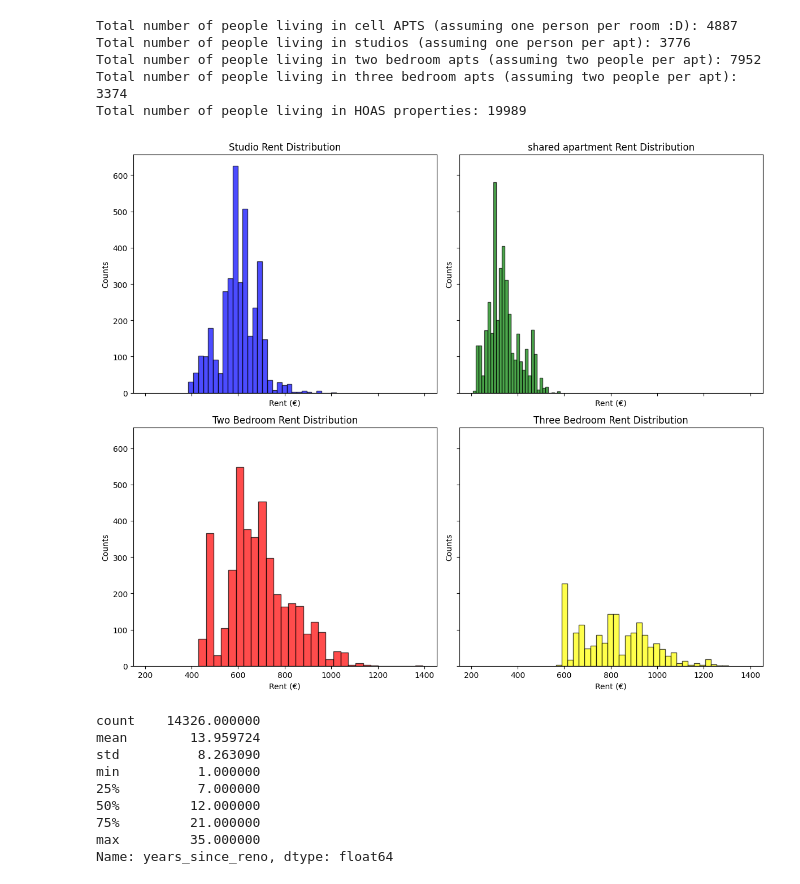
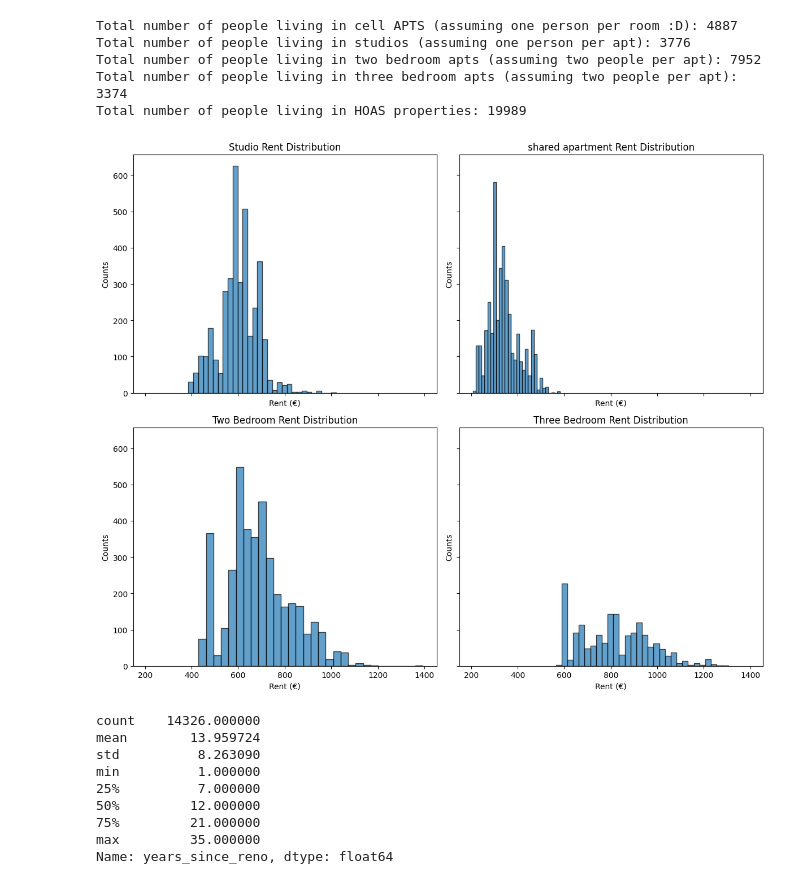
Before and after one commit to otsoha/HOAS-rent-data-analysis, a Jupyter notebook: data_analysis.ipynb, the cells around one changed output. Saved outputs shown, nothing was run; the diff lists cells and outputs as text; code cells hidden in the pictures.

```diff
--- a/data_analysis.ipynb
+++ b/data_analysis.ipynb
@@ -150,25 +148,25 @@ Total number of people living in HOAS properties: 19989
 # %%
 apartment_types = ["Yksiö", "Soluhuone", "Kaksio", "Kolmio"]
 fin_eng_dict = {"Yksiö": "Studio", "Soluhuone": "shared apartment", "Kaksio": "Two Bedroom", "Kolmio": "Three Bedroom"}
 colors = ["blue", "green", "red", "yellow"]
 
 fig, axes = plt.subplots(2, 2, figsize=(12, 10), sharex=True, sharey=True)
-axes = axes.flatten()  # Flatten for easy iteration
+axes = axes.flatten()
 
-for ax, apt_type, color in zip(axes, apartment_types, colors):
+for ax, apt_type in zip(axes, apartment_types):
     subset = df_expanded[df_expanded['type'] == apt_type]['rent']
 
-    ax.hist(subset, bins=30, alpha=0.7, edgecolor="black", color=color)
+    ax.hist(subset, bins=30, alpha=0.7, edgecolor="black")
     ax.set_title(f"{fin_eng_dict[apt_type]} Rent Distribution")
     ax.set_xlabel("Rent (€)")
     ax.set_ylabel("Counts")
 
 
-# Adjust layout for better readability
+
 plt.tight_layout()
 plt.show()
 # %% [output]
-[figure, old version]
+[figure, new version]
 # %%
 df_expanded['years_since_reno'].describe()
 # %% [output]
```
Also changed, not shown: parts of 10 cells of this notebook.
